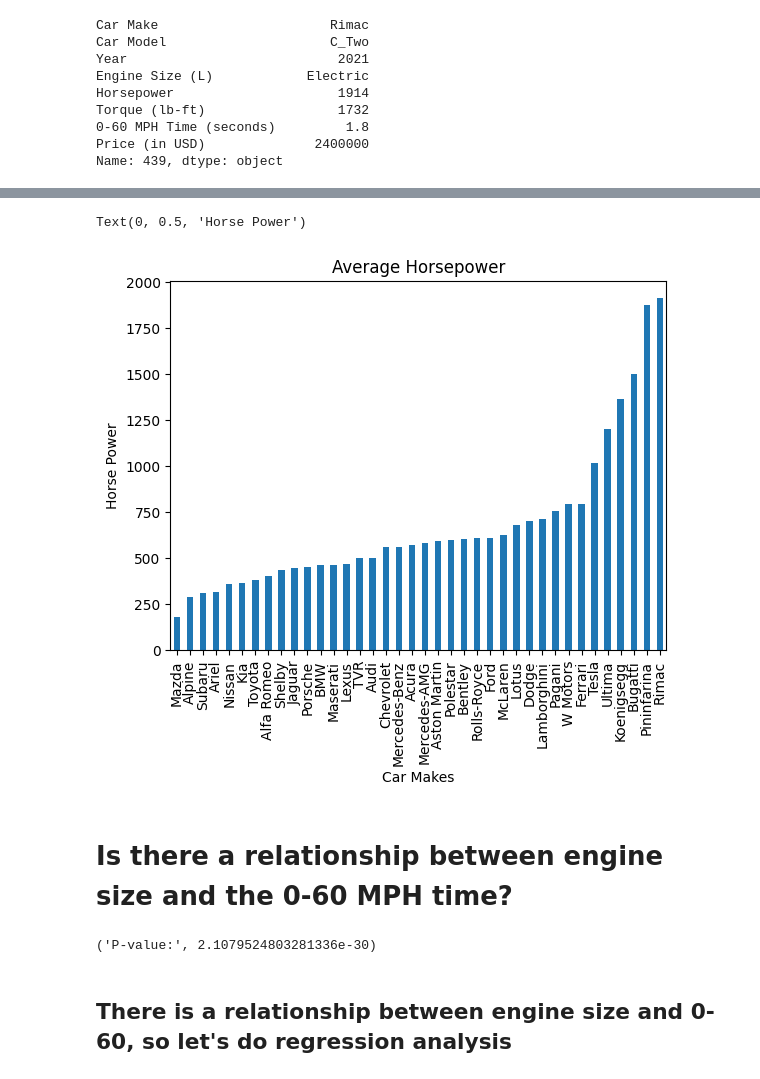
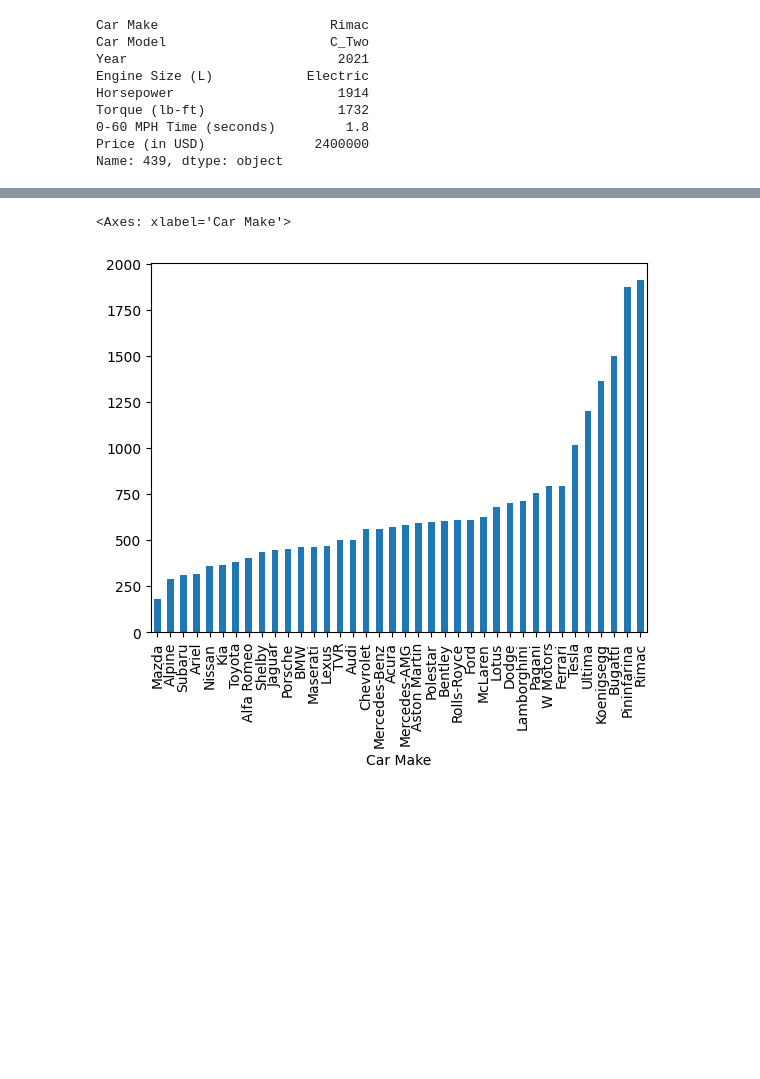
Before and after one commit to Streetlight321/Portfolio, a Jupyter notebook: cars.ipynb, the cells around one changed output, grey strips where cells are left out. Drawn from its saved outputs; the diff is of its cells as text; code cells hidden in the pictures; blank space fills up the shorter version.

```diff
--- a/cars.ipynb
+++ b/cars.ipynb
@@ -148,2 +99,0 @@ dtype: int64
-# %%
-df = df.dropna()
@@ -164,3 +99,0 @@ plt.plot(x, y_pred, color = 'red')
-# %%
-df['Horsepower'] = pd.to_numeric(df['Horsepower'], errors='coerce')
-df['Horsepower'].corr(df['Price (in USD)'])
@@ -173,4 +99,0 @@ df['Horsepower'].corr(df['Price (in USD)'])
-# %%
-df['Engine Size (L)'] = pd.to_numeric(df['Engine Size (L)'], errors='coerce')
-df['Torque (lb-ft)'] = pd.to_numeric(df['Torque (lb-ft)'], errors='coerce')
-df['Torque (lb-ft)'].corr(df['Engine Size (L)'])
@@ -181,10 +99,0 @@ df['Torque (lb-ft)'].corr(df['Engine Size (L)'])
-# %%
-import statsmodels.api as sm
-df = df.dropna()
-x = df[['Engine Size (L)']]
-y = df['Torque (lb-ft)']
-x = sm.add_constant(x)
-model = sm.OLS(y, x)
-results = model.fit()
-p_value = results.pvalues['Engine Size (L)']
-'P-value:', p_value
@@ -210,11 +100,7 @@ Name: 92, dtype: object
 # %%
 groups = df.groupby('Car Make')['Horsepower']
-groups.mean().sort_values().plot(kind='bar')
-plt.title('Average Horsepower')
-plt.xlabel('Car Makes')
-plt.ylabel('Horse Power')
+horsepower = groups.mean().sort_values()
+horsepower.plot(kind='bar')
 # %% [output]
-Text(0, 0.5, 'Horse Power')
+<Axes: xlabel='Car Make'>
-[figure, old version]
+[figure, new version]
-# %% [markdown]
-<h1>Is there a relationship between engine size and the 0-60 MPH time?</h1>
@@ -223,14 +106,0 @@ df['0-60 MPH Time (seconds)'] = pd.to_numeric(df['0-60 MPH Time (seconds)'], err
-# %%
-import statsmodels.api as sm
-df = df.dropna()
-x = df[['Engine Size (L)']]
-y = df['0-60 MPH Time (seconds)']
-x = sm.add_constant(x)
-model = sm.OLS(y, x)
-results = model.fit()
-p_value = results.pvalues['Engine Size (L)']
-'P-value:', p_value
-# %% [output]
-('P-value:', 2.1079524803281336e-30)
-# %% [markdown]
-<h2>There is a relationship between engine size and 0-60, so let's do regression analysis</h2>
```
Also changed, not shown: parts of 32 cells of this notebook, 1 other file.
